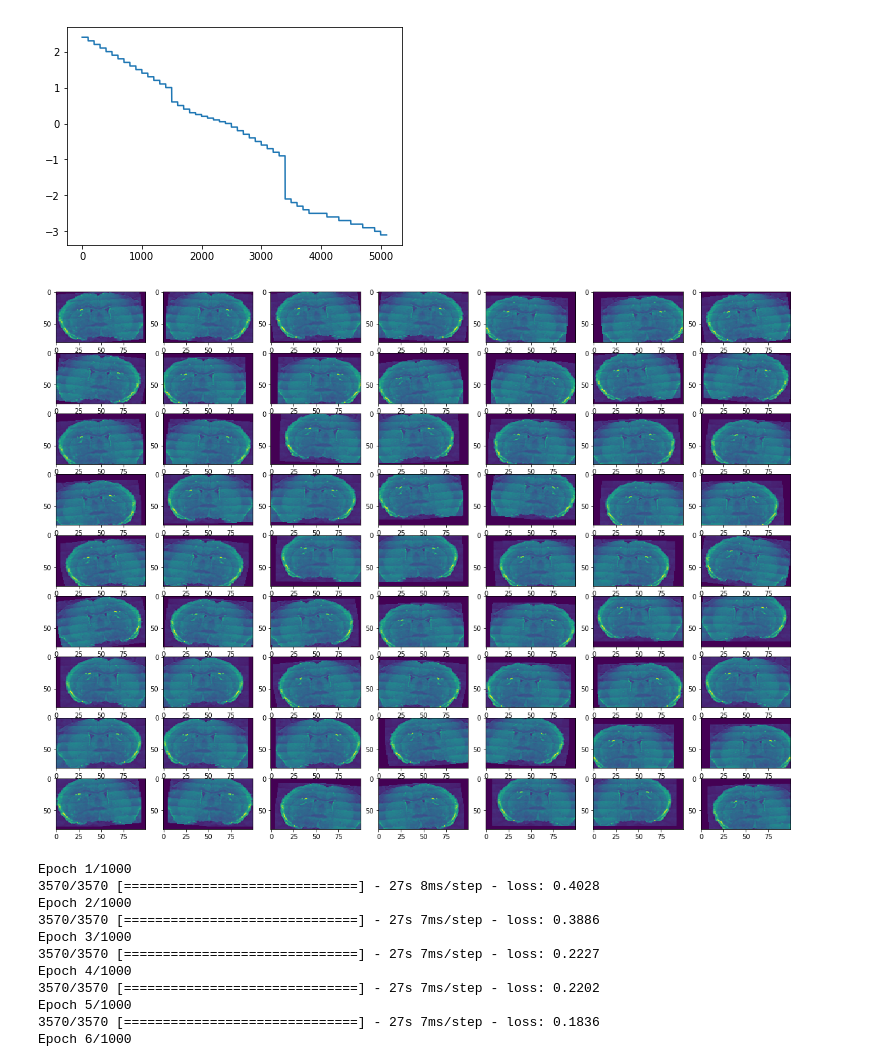
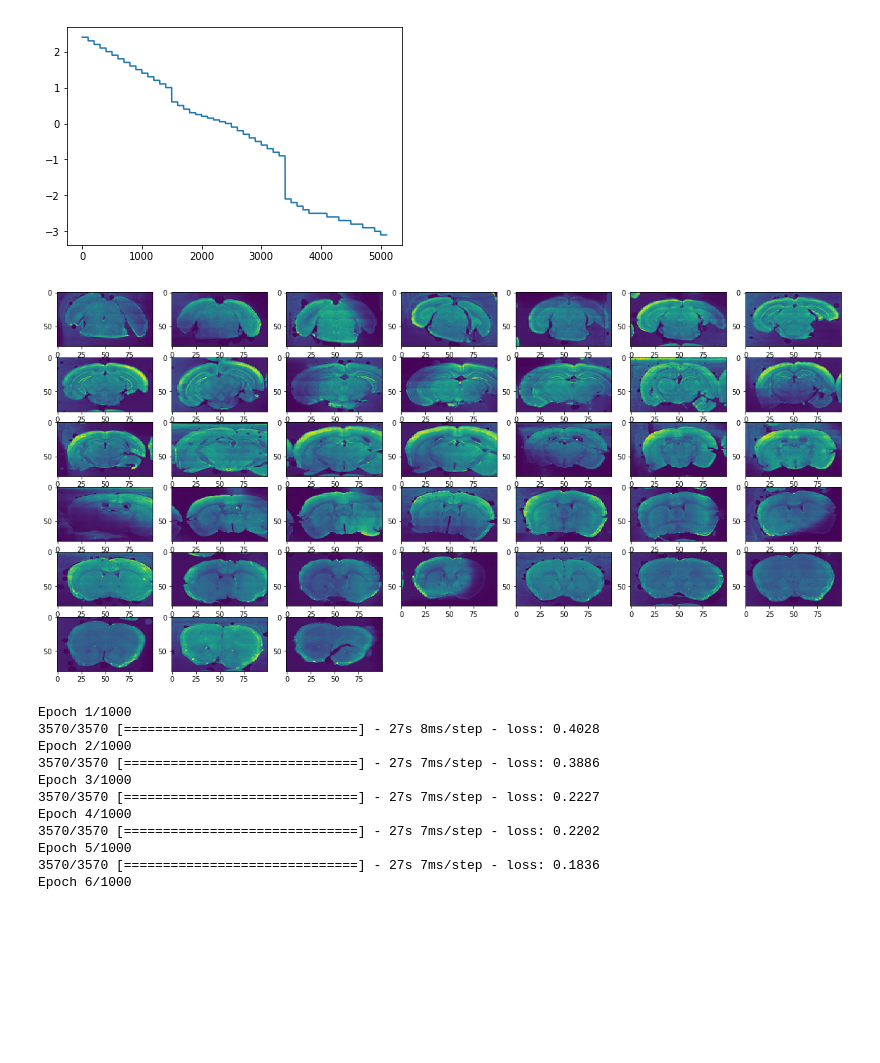
Before and after one commit to lmn93beo/brain-registration, a Jupyter notebook: tflow_example.ipynb, the cells around one changed output. Saved outputs shown, nothing was run; the diff lists cells and outputs as text; code cells hidden in the pictures; blank space fills up the shorter version.

```diff
--- a/tflow_example.ipynb
+++ b/tflow_example.ipynb
@@ -18,8 +18,10 @@ print(tf.__version__)
 # %%
 #folder = 'C:\\Users\\Sur lab\\Documents\\allenCCF3\\Data\\MouseC07'
 folder = 'C:\\Users\\Sur lab\\Dropbox (MIT)\\Leica\\C07_LMN_092018_disynaptic_STRACC_mCherry_10x'
+folder2 = 'C:\\Users\\Sur lab\Dropbox (MIT)\\Leica\\C20_LMN_CAVCreRACC_RabiesLACC_112618'
 #folder = 'C:\\Users\\Sur lab\\Documents\\allenCCF3\\Data\\MouseC07\\Raw'
 files = glob.glob(folder + '\\*\\*ch00.tif')
+files2 = glob.glob(folder2 + '\\*ch00.tif')
 # %%
 order = np.array([0, 2, 4, 6, 8, 10, 1, 3, 5, 7, 9, 11,
                  12, 14, 16, 18, 20, 13, 15, 17, 19, 21,
@@ -94,3 +85,26 @@ for i in range(len(order)):
 53
 54
 55
+# %%
+# Load C20 images
+naugment = 50
+imshape = (100, 80)
+crop_extent = 10
+
+count = 0
+imlst = []
+for i in range(len(files2)):
+    print(i)
+
+    im = Image.open(files2[i])
+    imsave = im.resize((500, 400), Image.ANTIALIAS)
+    imresize = im.resize(imshape, Image.ANTIALIAS)
+    #imarr = np.array(imresize)
+    #if order[i] + 1 in flipped_images:
+    #    imresize = imresize.transpose(Image.FLIP_TOP_BOTTOM)
+
+    # Save image
+    imsave.save('C20_small/C20_im' + str(i) + '.png')
+
+    imarr = np.array(imresize)[:,:,np.newaxis] / 256
+    imlst.append(imarr)
@@ -106,14 +160,15 @@ plt.plot(zcoords)
 # %%
 all_images = np.array(imlst)
 plt.figure(figsize=(20,15))
-for i in range(63):
+for i in range(38):
     plt.subplot(9, 7, i + 1)
-    plt.imshow(all_images[i + 2000,:,:,0], aspect='auto')
+    plt.imshow(all_images[i,:,:,0], aspect='auto')
 
+zcoords = pd.read_csv('human_label_APcoords_C20.csv')
 #zcoords = np.linspace(1.98, -2.9, 51)
 #zcoords = zcoords.repeat(naugment * 2)
 # %% [output]
-[figure, old version]
+[figure, new version]
 # %%
 # Now randomize the array
 nimages = all_images.shape[0]
```
Also changed, not shown: parts of 9 cells of this notebook.
